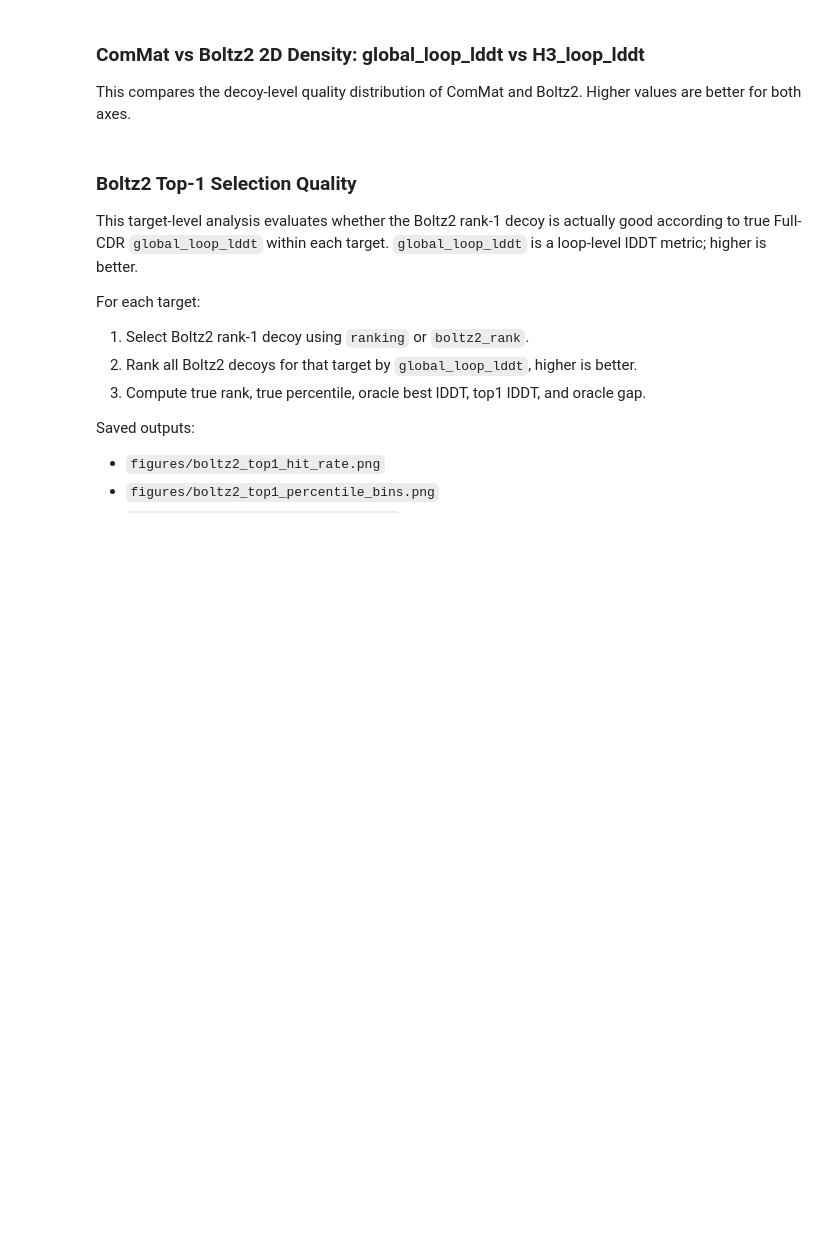
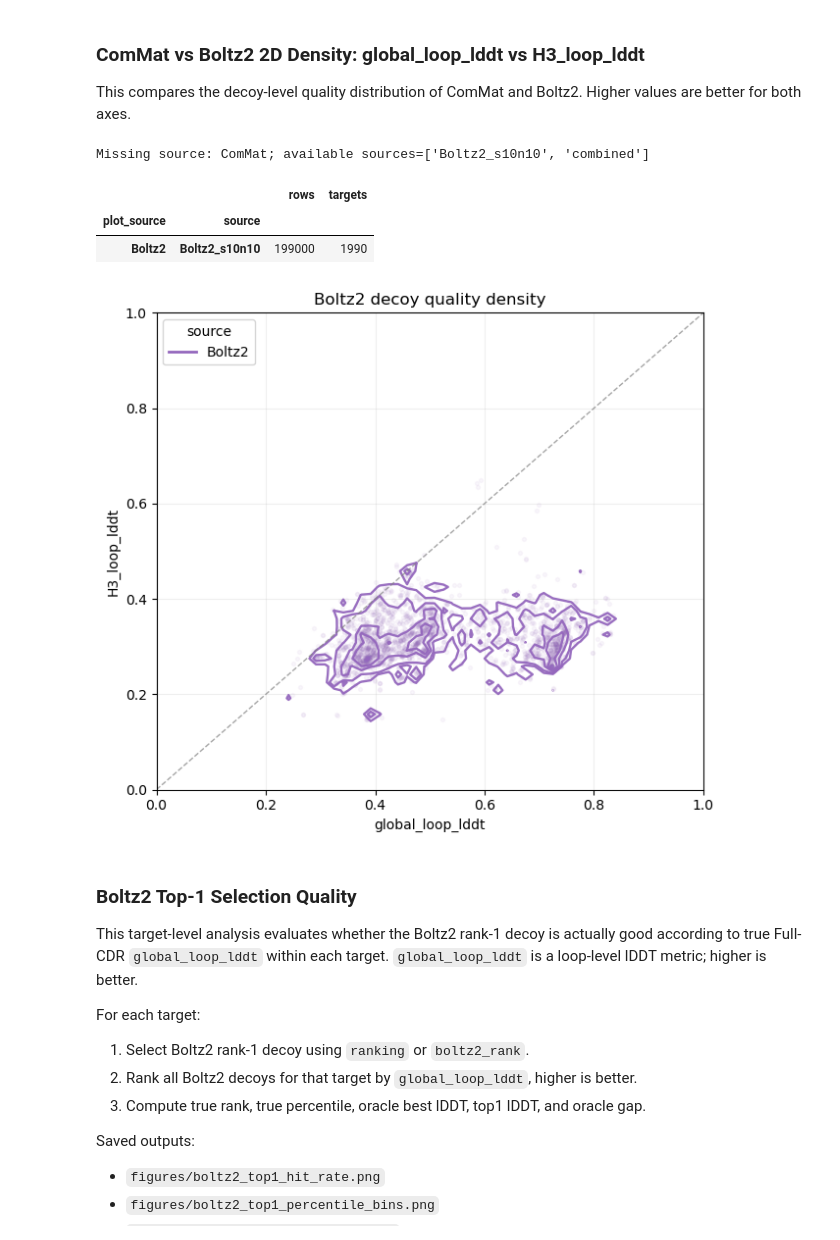
Before and after one commit to seoklab/cdr-scoring, a Jupyter notebook: notebooks/preprocess/inspect_precomputed_metrics.ipynb, the cells around one changed output. Cells and saved outputs as stored; diff of their text form; code cells hidden in the pictures; blank space fills up the shorter version.

```diff
--- a/notebooks/preprocess/inspect_precomputed_metrics.ipynb
+++ b/notebooks/preprocess/inspect_precomputed_metrics.ipynb
@@ -25,5 +25,5 @@ from IPython.display import display
 pd.set_option("display.max_columns", 120)
 pd.set_option("display.max_colwidth", 160)
 
-METRICS_ROOT = Path("/home/sujin/projects/cdr-scoring/cdr-data/metrics_precomputed")
+METRICS_ROOT = Path("/home/sujin/projects/cdr-scoring/cdr-data/metrics_precomputed_boltz2_s10n10_combined")
 METRICS_ROOT
@@ -232,9 +392,9 @@ if not loop_df.empty:
 
 The following cells focus on Boltz2 and split decoys by the target-level `has_holo_antigen` flag from `targets/target_metrics.parquet`.
 # %%
-boltz_source = next((s for s in sources if s.lower() == "boltz2"), None)
+boltz_source = next((s for s in sources if s.lower().startswith("boltz2")), None)
 if boltz_source is None:
-    raise ValueError("Boltz2 source was not found under METRICS_ROOT")
+    raise ValueError(f"Boltz2 source was not found under {METRICS_ROOT}; available sources={sources}")
 
 boltz_loop = tables[(boltz_source, "loop")].copy()
 boltz_targets = tables[(boltz_source, "targets")].copy()
@@ -326,16 +520,28 @@ display(boltz.groupby("target_state")[lddt_cols].agg(["count", "median", "mean"]
 
 This compares the decoy-level quality distribution of ComMat and Boltz2. Higher values are better for both axes.
 # %%
-compare_source_names = ["ComMat", "Boltz2"]
+compare_source_specs = [
+    ("ComMat", ("commat",)),
+    ("Boltz2", ("boltz2",)),
+]
 compare_sources = []
-for name in compare_source_names:
-    source = next((s for s in sources if s.lower() == name.lower()), None)
+source_display_names = {}
+for display_name, aliases in compare_source_specs:
+    source = next(
+        (
+            s
+            for s in sources
+            if any(s.lower() == alias or s.lower().startswith(f"{alias}_") for alias in aliases)
+        ),
+        None,
+    )
     if source is None:
-        print(f"Missing source: {name}")
+        print(f"Missing source: {display_name}; available sources={sources}")
     else:
         compare_sources.append(source)
+        source_display_names[source] = display_name
 
-required_cols = ["target_id", "source", "global_loop_lddt", "H3_loop_lddt"]
+required_cols = ["target_id", "global_loop_lddt", "H3_loop_lddt"]
 density_frames = []
 for source in compare_sources:
     df = tables[(source, "loop")]
@@ -347,25 +553,31 @@ for source in compare_sources:
     sub["global_loop_lddt"] = pd.to_numeric(sub["global_loop_lddt"], errors="coerce")
     sub["H3_loop_lddt"] = pd.to_numeric(sub["H3_loop_lddt"], errors="coerce")
     sub = sub.dropna(subset=["global_loop_lddt", "H3_loop_lddt"])
+    if sub.empty:
+        print(f"Skip {source}: no finite global_loop_lddt/H3_loop_lddt rows")
+        continue
+    sub["source"] = source
+    sub["plot_source"] = source_display_names[source]
     density_frames.append(sub)
 
 if not density_frames:
-    raise ValueError("No ComMat/Boltz2 loop lDDT data available for density plot")
+    raise ValueError(f"No ComMat/Boltz2 loop lDDT data available for density plot; available sources={sources}")
 
 density_df = pd.concat(density_frames, ignore_index=True)
-display(density_df.groupby("source").agg(rows=("target_id", "size"), targets=("target_id", "nunique")))
+display(density_df.groupby(["plot_source", "source"]).agg(rows=("target_id", "size"), targets=("target_id", "nunique")))
 
 source_colors = {"ComMat": "tab:green", "Boltz2": "tab:purple"}
 fig, ax = plt.subplots(figsize=(6.5, 5.8))
 
 for source in compare_sources:
-    sub = density_df[density_df["source"] == source]
+    display_name = source_display_names[source]
+    sub = density_df[density_df["plot_source"] == display_name]
     if sub.empty:
         continue
     x = sub["global_loop_lddt"].to_numpy(dtype=float)
     y = sub["H3_loop_lddt"].to_numpy(dtype=float)
     sample = sub.sample(min(len(sub), 2500), random_state=0)
-    color = source_colors.get(source, None)
+    color = source_colors.get(display_name, None)
     ax.scatter(
         sample["global_loop_lddt"],
         sample["H3_loop_lddt"],
@@ -375,35 +587,44 @@ for source in compare_sources:
         rasterized=True,
     )
 
     hist, x_edges, y_edges = np.histogram2d(x, y, bins=60, range=[[0, 1], [0, 1]])
     positive = hist[hist > 0]
     if positive.size:
         levels = np.unique(np.quantile(positive, [0.55, 0.75, 0.90, 0.97]))
         levels = levels[levels > 0]
         if levels.size:
             x_centers = (x_edges[:-1] + x_edges[1:]) / 2
             y_centers = (y_edges[:-1] + y_edges[1:]) / 2
             ax.contour(
                 x_centers,
                 y_centers,
                 hist.T,
                 levels=levels,
                 colors=[color],
                 linewidths=1.7,
                 alpha=0.95,
             )
 
-legend_handles = [plt.Line2D([0], [0], color=source_colors.get(source, "black"), lw=2, label=source) for source in compare_sources]
+legend_handles = [
+    plt.Line2D([0], [0], color=source_colors.get(source_display_names[source], "black"), lw=2, label=source_display_names[source])
+    for source in compare_sources
+]
 ax.plot([0, 1], [0, 1], color="gray", linestyle="--", linewidth=1, alpha=0.7)
 ax.set_xlim(0, 1)
 ax.set_ylim(0, 1)
 ax.set_xlabel("global_loop_lddt")
 ax.set_ylabel("H3_loop_lddt")
-ax.set_title("ComMat vs Boltz2 decoy quality density")
+ax.set_title(" vs ".join(source_display_names[source] for source in compare_sources) + " decoy quality density")
 ax.grid(alpha=0.2)
 ax.legend(handles=legend_handles, title="source")
 plt.tight_layout()
 plt.show()
+# %% [output]
+Missing source: ComMat; available sources=['Boltz2_s10n10', 'combined']
+|  |  | rows | targets |
+| plot_source | source |  |  |
+| Boltz2 | Boltz2_s10n10 | 199000 | 1990 |
+[figure, added]
 # %% [markdown]
 ### Boltz2 Top-1 Selection Quality
 
```
Also changed, not shown: parts of 28 cells of this notebook, 41 other files.
